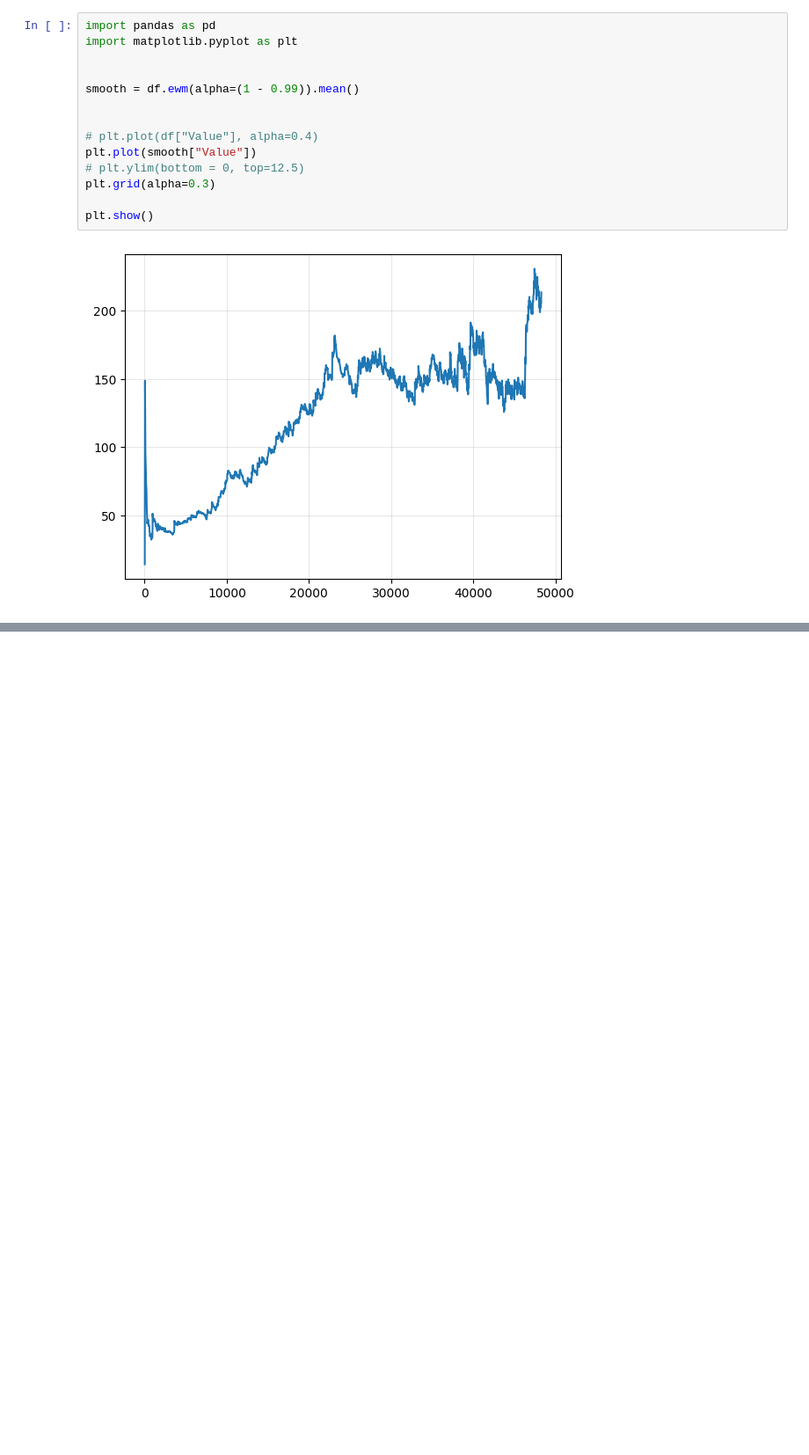
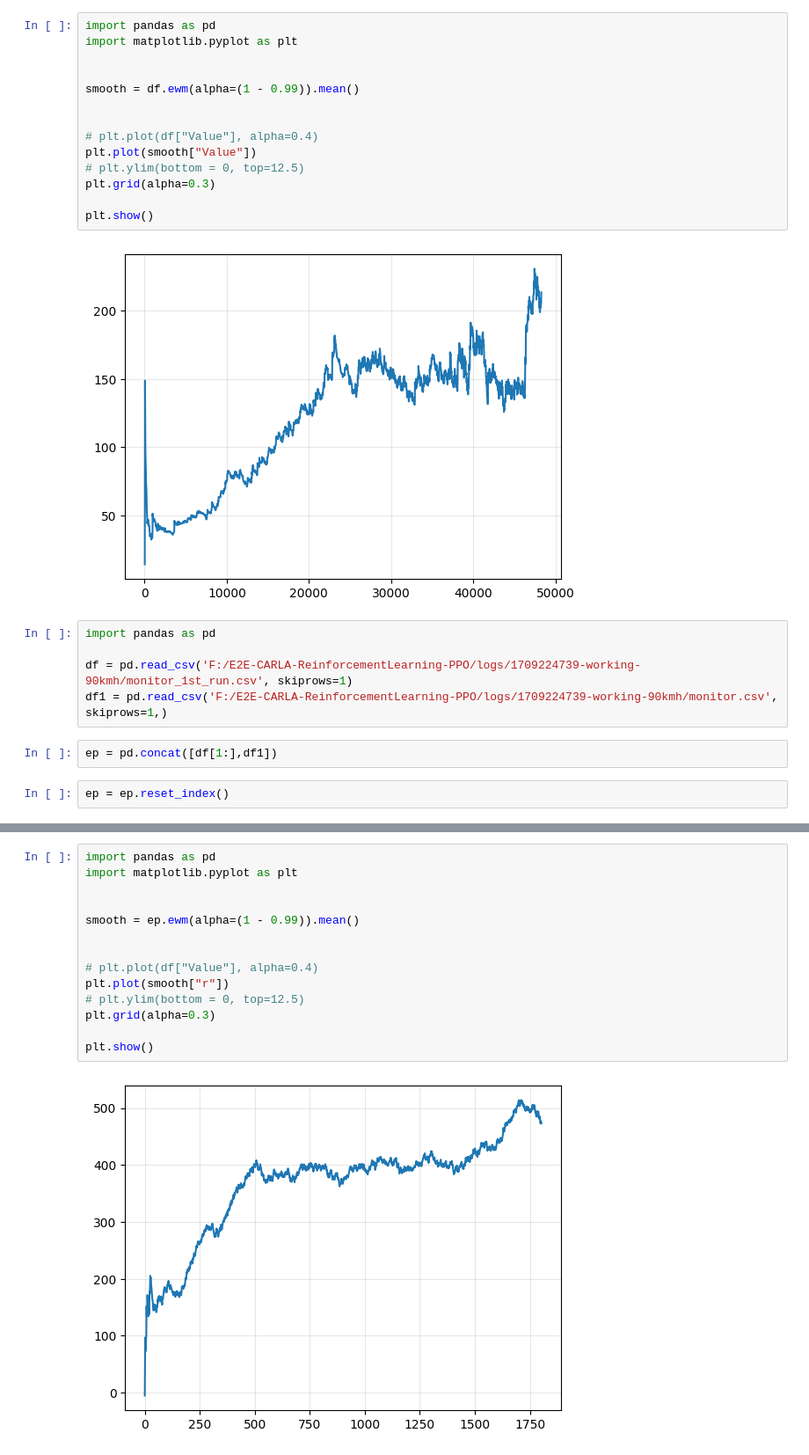
Before and after one commit to gustavomoers/E2E-CARLA-ReinforcementLearning-PPO, a Jupyter notebook: model_policy.ipynb, the cells around one changed output, grey strips where cells are left out. Shown at 88% size. Drawn from its saved outputs; the diff is of its cells as text; blank space fills up the shorter version.

```diff
--- a/model_policy.ipynb
+++ b/model_policy.ipynb
@@ -88,3 +88,12 @@ plt.grid(alpha=0.3)
 plt.show()
 # %% [output]
 [figure]
+# %%
+import pandas as pd
+
+df = pd.read_csv('F:/E2E-CARLA-ReinforcementLearning-PPO/logs/1709224739-working-90kmh/monitor_1st_run.csv', skiprows=1)
+df1 = pd.read_csv('F:/E2E-CARLA-ReinforcementLearning-PPO/logs/1709224739-working-90kmh/monitor.csv', skiprows=1,)
+# %%
+ep = pd.concat([df[1:],df1])
+# %%
+ep = ep.reset_index()
@@ -90,0 +116,16 @@ plt.show()
+# %%
+import pandas as pd
+import matplotlib.pyplot as plt
+
+
+smooth = ep.ewm(alpha=(1 - 0.99)).mean()
+
+
+# plt.plot(df["Value"], alpha=0.4)
+plt.plot(smooth["r"])
+# plt.ylim(bottom = 0, top=12.5)
+plt.grid(alpha=0.3)
+
+plt.show()
+# %% [output]
+[figure, added]
```
Also changed, not shown: parts of 1 cell of this notebook, 10 other files.
